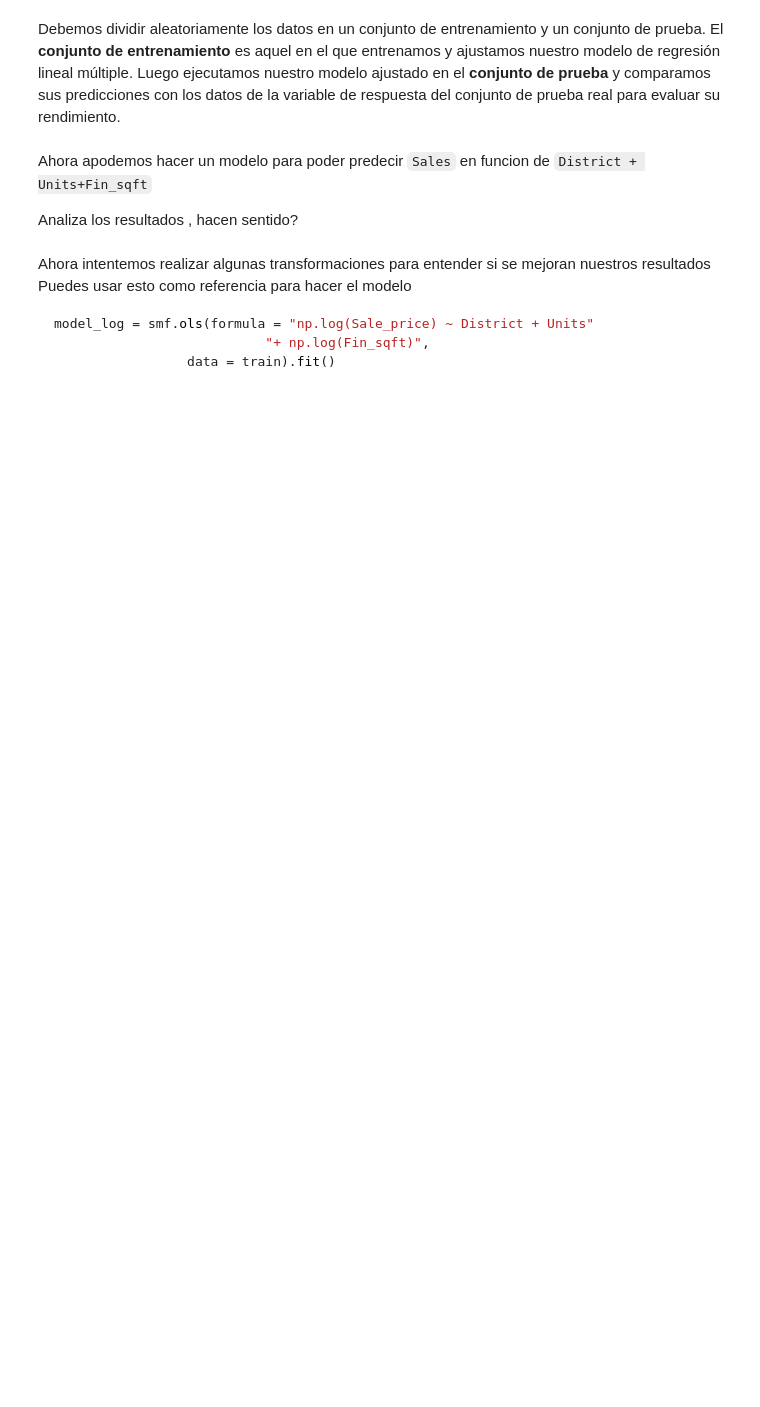
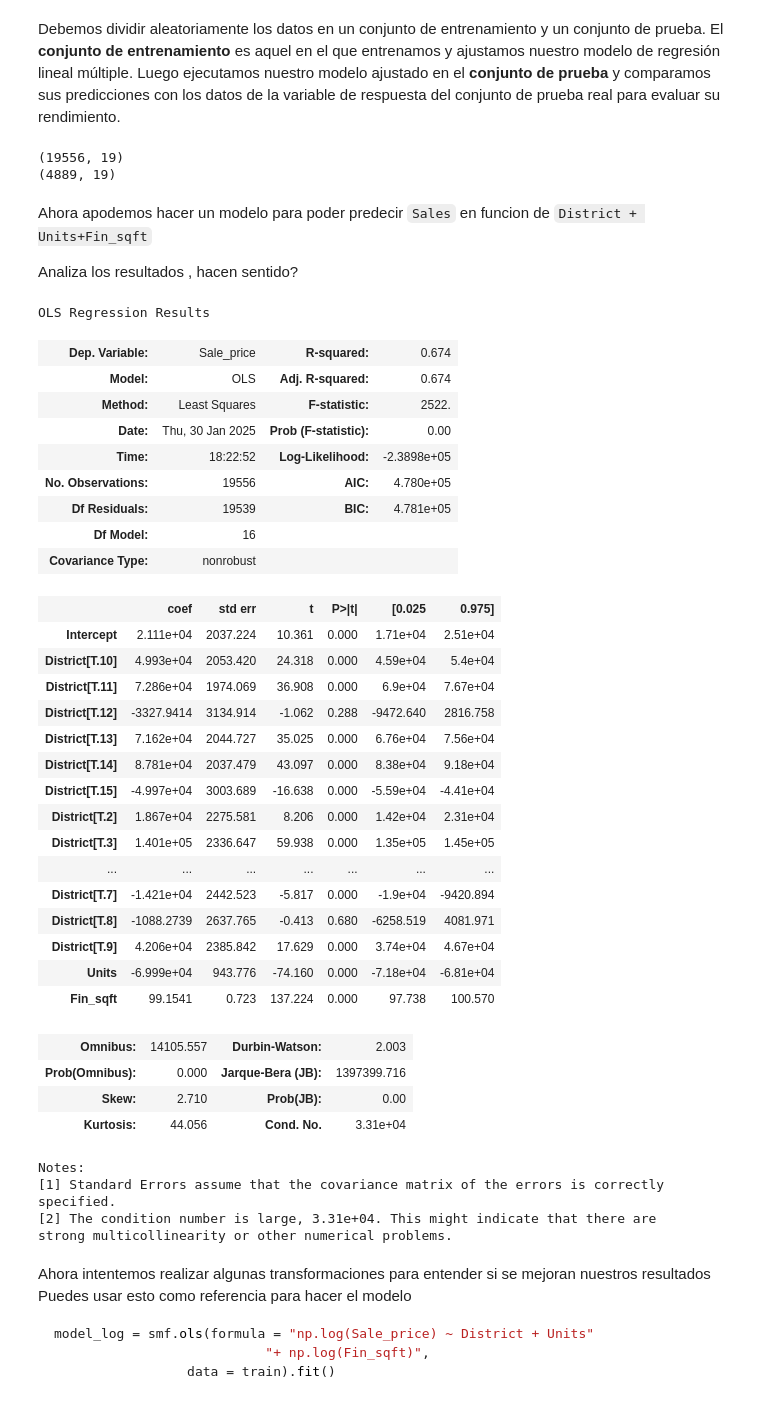
Before and after one commit to dfbustosus/Bootcamp-DS-2024-I, a Jupyter notebook: Regression_test/Desafio.ipynb, the cells around one changed output. Cells and saved outputs as stored; diff of their text form; code cells hidden in the pictures; blank space fills up the shorter version.

```diff
--- a/Regression_test/Desafio.ipynb
+++ b/Regression_test/Desafio.ipynb
@@ -80,3 +78,16 @@ Debemos dividir aleatoriamente los datos en un conjunto de entrenamiento y un co
+# %%
+#### RESPUESTA AQUI
+np.random.seed(135568109)
+ndata = len(data_clean)
+idx_train = np.random.choice(range(ndata),int(0.8*ndata),replace=False)
+idx_test  = np.asarray(list(set(range(ndata)) - set(idx_train)))
+train     = data_clean.iloc[idx_train] # train
+test      = data_clean.iloc[idx_test]  # test
+print(train.shape) # 19,312
+print(test.shape)  #  4,829
+# %% [output]
+(19556, 19)
+(4889, 19)
 # %% [markdown]
 Ahora apodemos hacer un modelo para poder predecir `Sales` en funcion de `District + Units+Fin_sqft`
 
@@ -86,3 +95,44 @@ Analiza los resultados , hacen sentido?
+# %%
+#### RESPUESTA AQUI
+model_log = smf.ols(formula = "Sale_price ~ District + Units"
+                           "+ Fin_sqft",
+                 data = train).fit()
+model_log.summary()
+# %% [output]
+OLS Regression Results
+| Dep. Variable: | Sale_price | R-squared: | 0.674 |
+| Model: | OLS | Adj. R-squared: | 0.674 |
+| Method: | Least Squares | F-statistic: | 2522. |
+| Date: | Thu, 30 Jan 2025 | Prob (F-statistic): | 0.00 |
+| Time: | 18:22:52 | Log-Likelihood: | -2.3898e+05 |
+| No. Observations: | 19556 | AIC: | 4.780e+05 |
+| Df Residuals: | 19539 | BIC: | 4.781e+05 |
+| Df Model: | 16 |  |  |
+| Covariance Type: | nonrobust |  |  |
+|  | coef | std err | t | P>|t| | [0.025 | 0.975] |
+| Intercept | 2.111e+04 | 2037.224 | 10.361 | 0.000 | 1.71e+04 | 2.51e+04 |
+| District[T.10] | 4.993e+04 | 2053.420 | 24.318 | 0.000 | 4.59e+04 | 5.4e+04 |
+| District[T.11] | 7.286e+04 | 1974.069 | 36.908 | 0.000 | 6.9e+04 | 7.67e+04 |
+| District[T.12] | -3327.9414 | 3134.914 | -1.062 | 0.288 | -9472.640 | 2816.758 |
+| District[T.13] | 7.162e+04 | 2044.727 | 35.025 | 0.000 | 6.76e+04 | 7.56e+04 |
+| District[T.14] | 8.781e+04 | 2037.479 | 43.097 | 0.000 | 8.38e+04 | 9.18e+04 |
+| District[T.15] | -4.997e+04 | 3003.689 | -16.638 | 0.000 | -5.59e+04 | -4.41e+04 |
+| District[T.2] | 1.867e+04 | 2275.581 | 8.206 | 0.000 | 1.42e+04 | 2.31e+04 |
+| District[T.3] | 1.401e+05 | 2336.647 | 59.938 | 0.000 | 1.35e+05 | 1.45e+05 |
+| ... | ... | ... | ... | ... | ... | ... |
+| District[T.7] | -1.421e+04 | 2442.523 | -5.817 | 0.000 | -1.9e+04 | -9420.894 |
+| District[T.8] | -1088.2739 | 2637.765 | -0.413 | 0.680 | -6258.519 | 4081.971 |
+| District[T.9] | 4.206e+04 | 2385.842 | 17.629 | 0.000 | 3.74e+04 | 4.67e+04 |
+| Units | -6.999e+04 | 943.776 | -74.160 | 0.000 | -7.18e+04 | -6.81e+04 |
+| Fin_sqft | 99.1541 | 0.723 | 137.224 | 0.000 | 97.738 | 100.570 |
+| Omnibus: | 14105.557 | Durbin-Watson: | 2.003 |
+| Prob(Omnibus): | 0.000 | Jarque-Bera (JB): | 1397399.716 |
+| Skew: | 2.710 | Prob(JB): | 0.00 |
+| Kurtosis: | 44.056 | Cond. No. | 3.31e+04 |
+Notes:
+[1] Standard Errors assume that the covariance matrix of the errors is correctly specified.
+[2] The condition number is large, 3.31e+04. This might indicate that there are
+strong multicollinearity or other numerical problems.
 # %% [markdown]
 Ahora intentemos realizar algunas transformaciones para entender si se mejoran nuestros resultados
 Puedes usar esto como referencia para hacer el modelo
```
Also changed, not shown: parts of 11 cells of this notebook.
